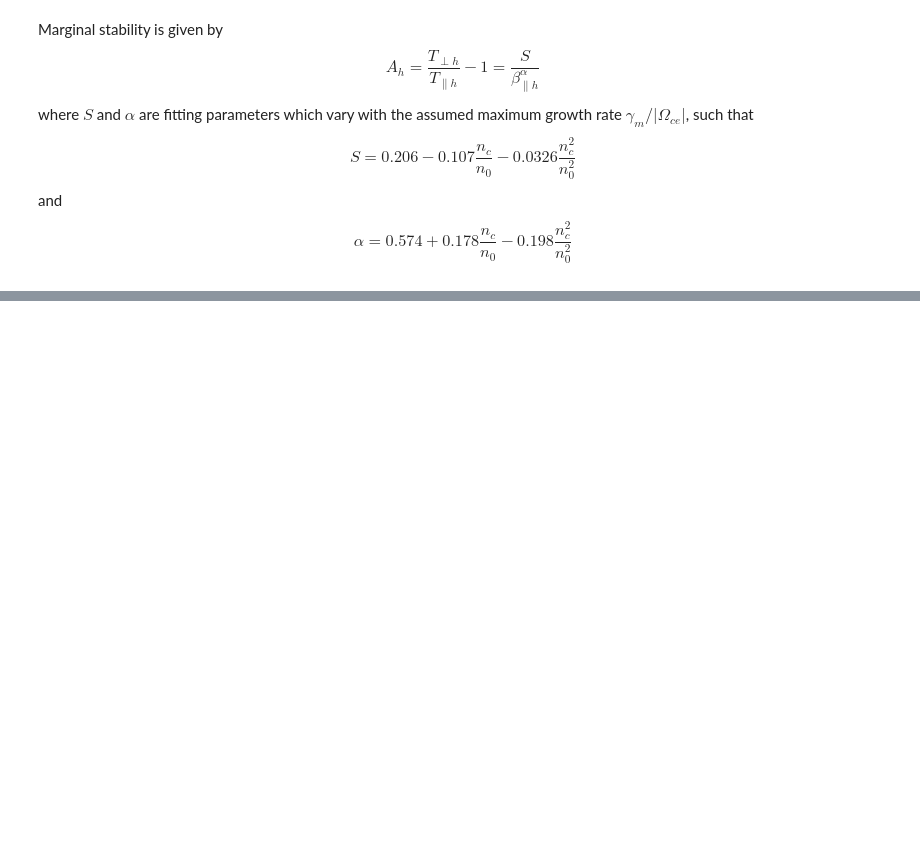
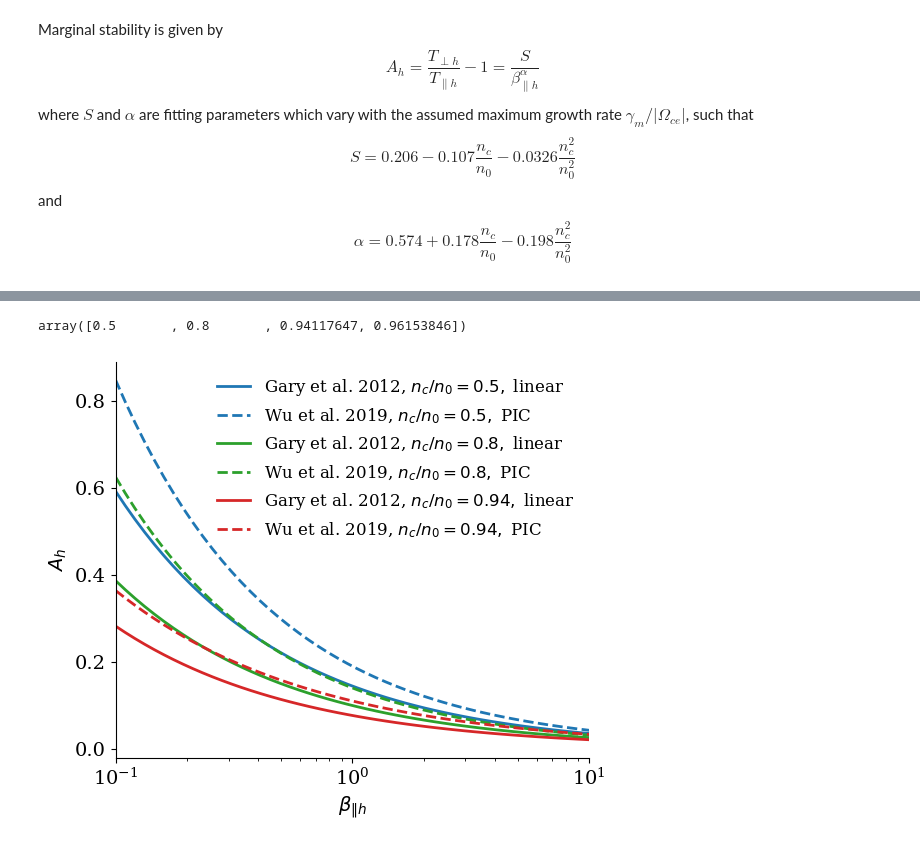
Before and after one commit to opaliss/QLT_whistler, a Jupyter notebook: gary_2012_cold_plasma_linear.ipynb, the cells around one changed output, grey strips where cells are left out. Saved outputs shown, nothing was run; the diff lists cells and outputs as text; code cells hidden in the pictures; blank space fills up the shorter version.

```diff
--- a/gary_2012_cold_plasma_linear.ipynb
+++ b/gary_2012_cold_plasma_linear.ipynb
@@ -58,0 +76,33 @@ plt.tight_layout()
+# %%
+nc_n0
+# %% [output]
+array([0.5       , 0.8       , 0.94117647, 0.96153846])
+# %%
+fig, ax = plt.subplots(figsize=(6,5))
+ax.plot(beta_par, get_A(nc_n0=0.5, beta_par=beta_par), c="tab:blue", label=r"Gary et al. 2012, $n_{c}/n_{0} = 0.5,$ linear", linewidth=2)
+ax.plot(beta_par, 0.19/beta_par**0.65, linewidth=2, c="tab:blue", ls="--", label=r"Wu et al. 2019, $n_{c}/n_{0} =0.5,$ PIC")
+
+ax.plot(beta_par, get_A(nc_n0=0.8, beta_par=beta_par), c="tab:green", label=r"Gary et al. 2012, $n_{c}/n_{0} = 0.8,$ linear", linewidth=2)
+ax.plot(beta_par, 0.14/beta_par**0.65, linewidth=2, c="tab:green", ls="--", label=r"Wu et al. 2019, $n_{c}/n_{0} =0.8,$ PIC")
+
+
+ax.plot(beta_par, get_A(nc_n0=0.94, beta_par=beta_par), c="tab:red", label=r"Gary et al. 2012, $n_{c}/n_{0} = 0.94,$ linear", linewidth=2)
+ax.plot(beta_par, 0.11/beta_par**0.52, linewidth=2, c="tab:red", ls="--", label=r"Wu et al. 2019, $n_{c}/n_{0} =0.94,$ PIC")
+
+
+
+#ax.set_yscale("log")
+ax.set_xlim(np.min(beta_par), np.max(beta_par))
+ax.set_xscale("log")
+ax.set_xlabel(r"$\beta_{\|h}$")
+ax.set_ylabel(r"$A_{h}$")
+legend = ax.legend(loc='upper right', ncols=1, fancybox=False, shadow=False, fontsize=12)
+legend.get_frame().set_alpha(0)
+
+ax.spines['right'].set_visible(False)
+ax.spines['top'].set_visible(False)
+plt.tight_layout()
+
+plt.savefig("figs/gary_2012/A_beta_relation_cold_wu.png", dpi=300, bbox_inches='tight')
+# %% [output]
+[figure, added]
```
Also changed, not shown: parts of 6 cells of this notebook.
